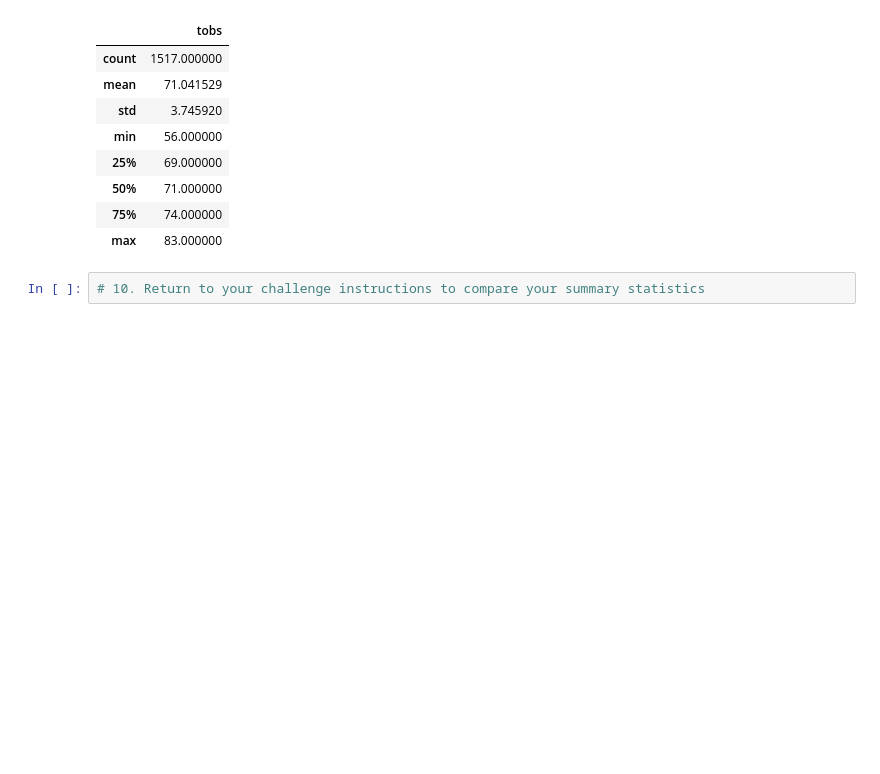
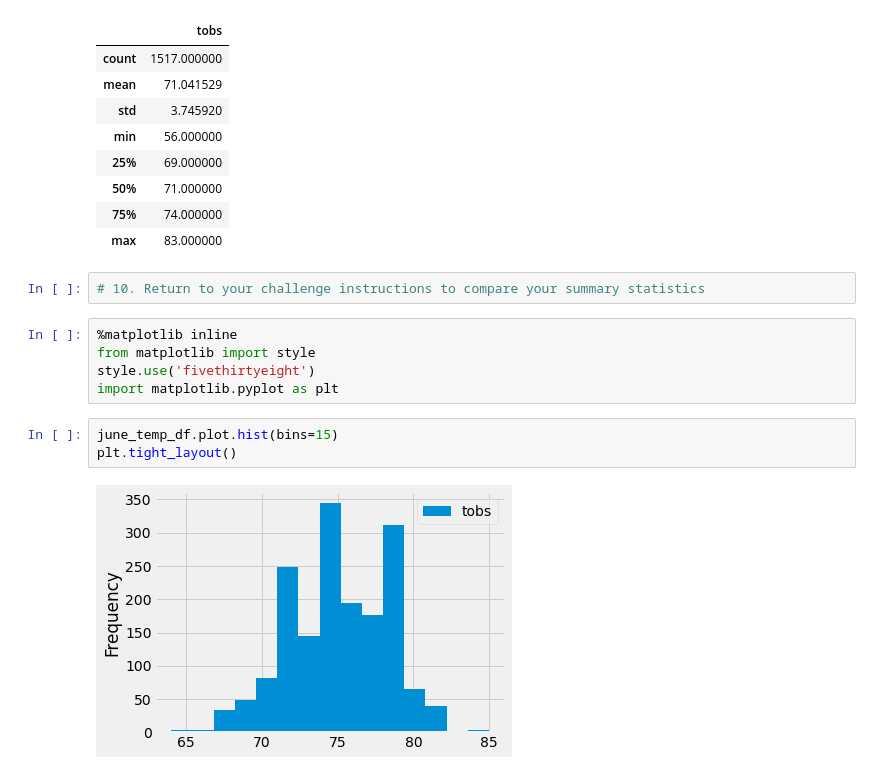
Before and after one commit to caseynbrown/surfs_up, a Jupyter notebook: SurfsUp_Challenge.ipynb, the cells around one changed output. Cells and saved outputs as stored; diff of their text form; blank space fills up the shorter version.

```diff
--- a/SurfsUp_Challenge.ipynb
+++ b/SurfsUp_Challenge.ipynb
@@ -154,3 +154,13 @@ dec_temp_df.describe()
 | max | 83.000000 |
 # %%
 # 10. Return to your challenge instructions to compare your summary statistics
+# %%
+%matplotlib inline
+from matplotlib import style
+style.use('fivethirtyeight')
+import matplotlib.pyplot as plt
+# %%
+june_temp_df.plot.hist(bins=15)
+plt.tight_layout()
+# %% [output]
+[figure, added]
```
Also changed, not shown: parts of 1 cell of this notebook.
